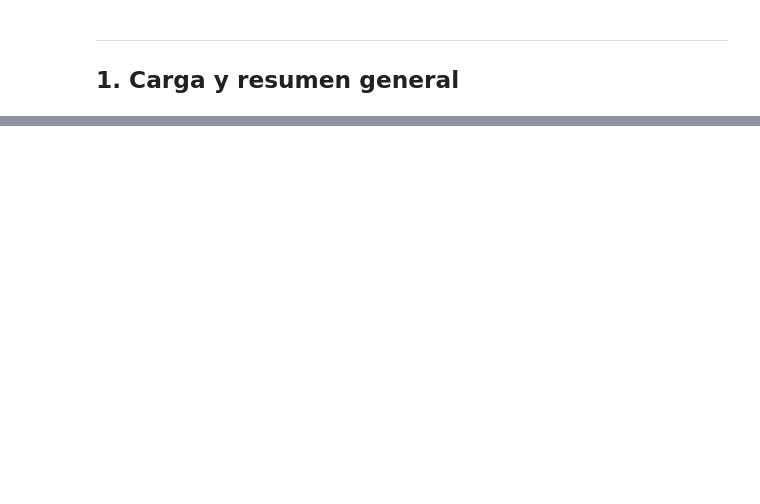
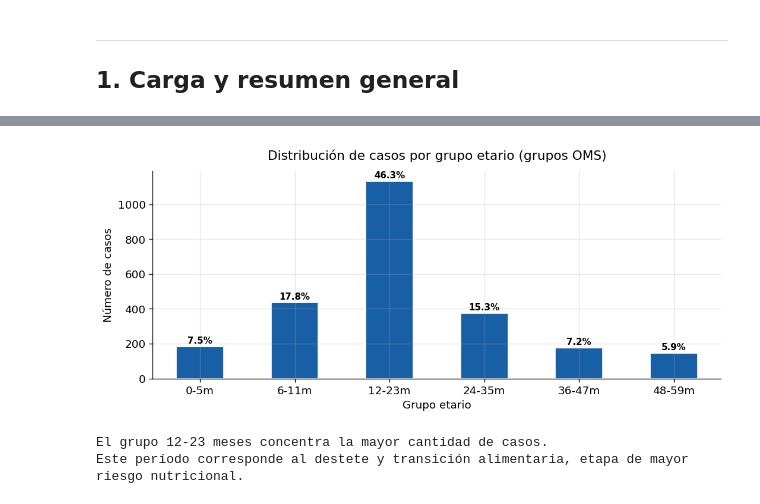
Before and after one commit to ynavier/Desnutricion-PG, a Jupyter notebook: notebooks/04_analisis_exploratorio.ipynb, the cells around one changed output, grey strips where cells are left out. Cells and saved outputs as stored; diff of their text form; code cells hidden in the pictures; blank space fills up the shorter version.

```diff
--- a/notebooks/04_analisis_exploratorio.ipynb
+++ b/notebooks/04_analisis_exploratorio.ipynb
@@ -692,0 +141,12 @@ plt.show()
+# %%
+df['edad_meses'] = df.apply(
+    lambda r: r['edad_'] * 12 if r['uni_med_'] == 1 else r['edad_'], axis=1
+)
+bins   = [0, 5, 11, 23, 35, 47, 60]
+labels = ['0-5m', '6-11m', '12-23m', '24-35m', '36-47m', '48-59m']
+df['grupo_edad'] = pd.cut(df['edad_meses'], bins=bins, labels=labels, right=True)
+
+ge     = df['grupo_edad'].value_counts().sort_index()
+pct_ge = ge / ge.sum() * 100
+print('Distribución por grupo etario (grupos OMS):')
+print(pd.DataFrame({'Casos': ge, 'Porcentaje (%)': pct_ge.round(2)}).to_string())
@@ -692,0 +163,18 @@ plt.show()
+# %%
+fig, ax = plt.subplots(figsize=(9, 4))
+ge.plot(kind='bar', ax=ax, color='#185fa5', edgecolor='white')
+for p, v in zip(ax.patches, pct_ge.values):
+    ax.text(p.get_x() + p.get_width() / 2, p.get_height() + 8,
+            f'{v:.1f}%', ha='center', va='bottom', fontsize=9, fontweight='bold')
+ax.set_title('Distribución de casos por grupo etario (grupos OMS)', fontsize=13, pad=12)
+ax.set_xlabel('Grupo etario')
+ax.set_ylabel('Número de casos')
+ax.set_xticklabels(labels, rotation=0)
+plt.tight_layout()
+plt.show()
+print('El grupo 12-23 meses concentra la mayor cantidad de casos.')
+print('Este período corresponde al destete y transición alimentaria, etapa de mayor riesgo nutricional.')
+# %% [output]
+[figure, added]
+El grupo 12-23 meses concentra la mayor cantidad de casos.
+Este período corresponde al destete y transición alimentaria, etapa de mayor riesgo nutricional.
```
Also changed, not shown: parts of 66 cells of this notebook, 2 other files.
